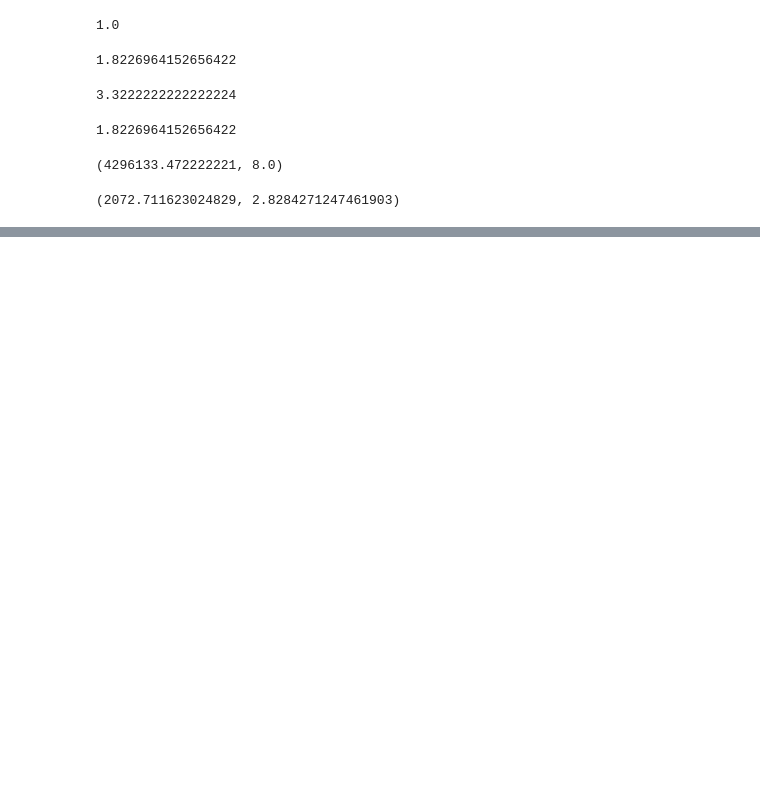
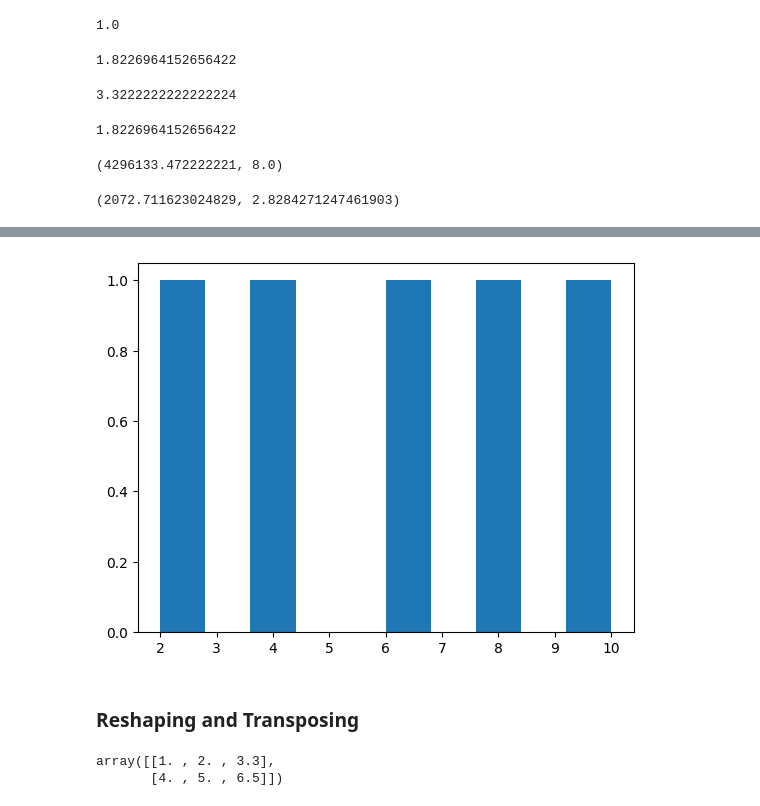
Before and after one commit to ccastell18/numpy_practice, a Jupyter notebook: numPy practice.ipynb, the cells around one changed output, grey strips where cells are left out. Saved outputs shown, nothing was run; the diff lists cells and outputs as text; code cells hidden in the pictures; blank space fills up the shorter version.

```diff
--- a/numPy practice.ipynb
+++ b/numPy practice.ipynb
@@ -425,0 +438,12 @@ np.std(high_var_array), np.std(low_var_array)
+# %%
+plt.hist(low_var_array)
+plt.show()
+# %% [output]
+[figure, added]
+# %% [markdown]
+### Reshaping and Transposing
+# %%
+a2
+# %% [output]
+array([[1. , 2. , 3.3],
+       [4. , 5. , 6.5]])
```
Also changed, not shown: parts of 33 cells of this notebook.
